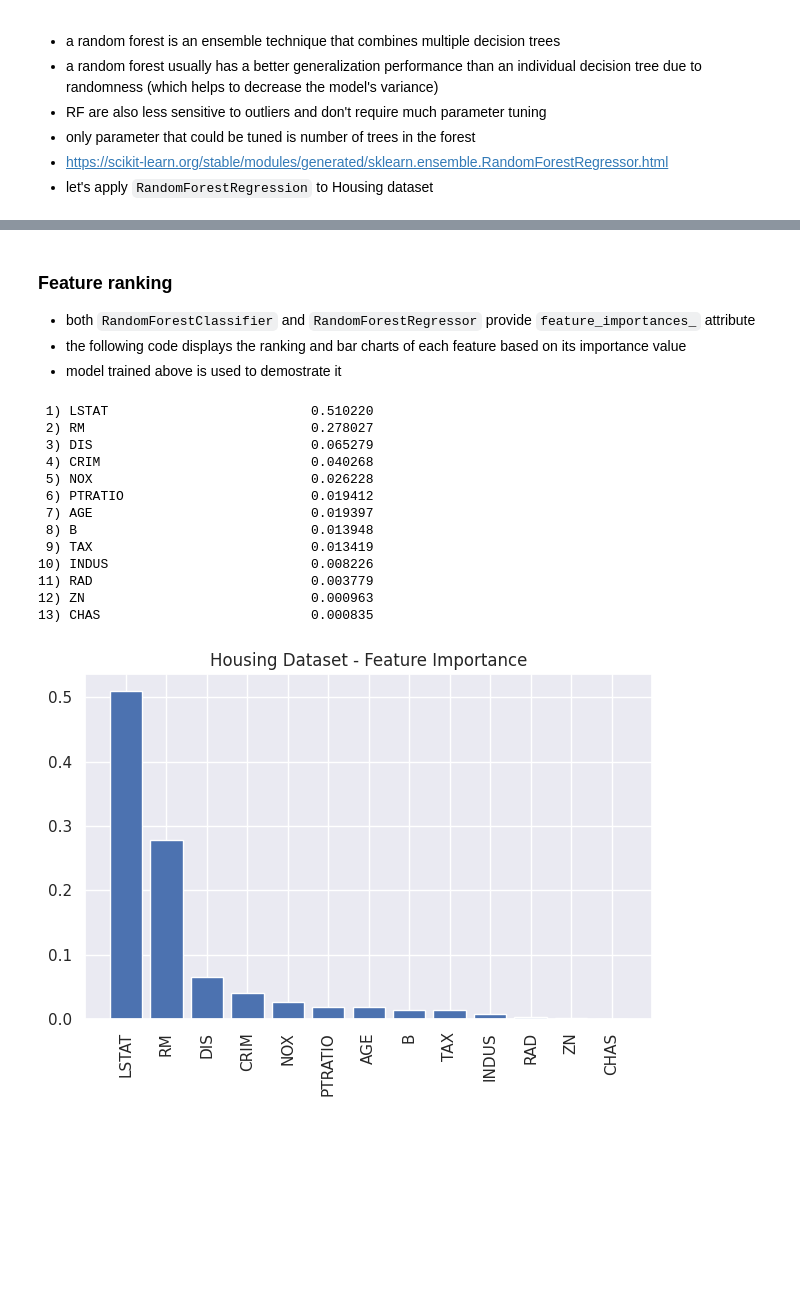
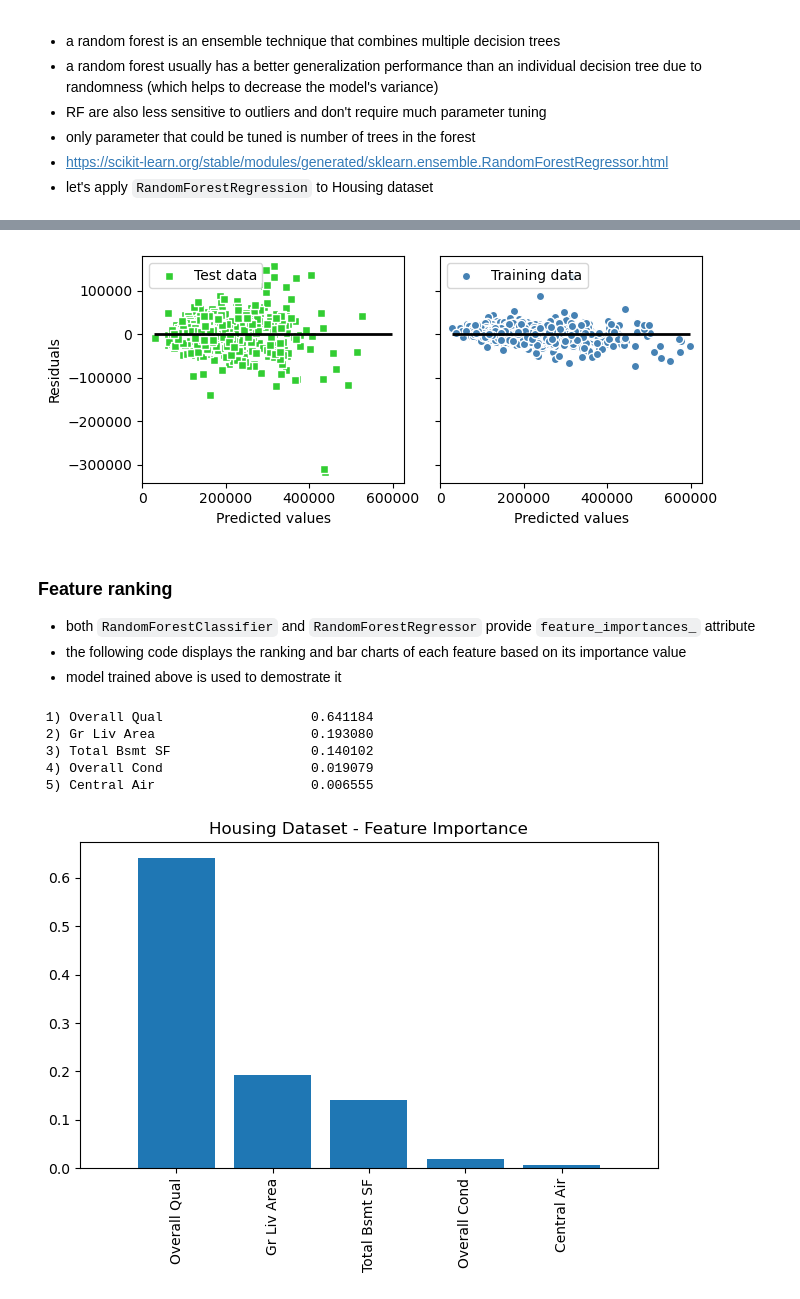
Before and after one commit to rambasnet/python-machine-learning, a Jupyter notebook: notebooks/Regression.ipynb, the cells around one changed output, grey strips where cells are left out. Saved outputs shown, nothing was run; the diff lists cells and outputs as text; code cells hidden in the pictures; blank space fills up the shorter version.

```diff
--- a/notebooks/Regression.ipynb
+++ b/notebooks/Regression.ipynb
@@ -946,17 +934,21 @@ Optimal depth = 3
 - only parameter that could be tuned is number of trees in the forest
 - https://scikit-learn.org/stable/modules/generated/sklearn.ensemble.RandomForestRegressor.html
 - let's apply `RandomForestRegression` to Housing dataset
+# %%
+from sklearn.metrics import mean_absolute_error
+# use all the features
+target = 'SalePrice'
+features = df.columns[df.columns != target]
+X = df[features].values
+y = df[target].values
 # %%
-# use all the features
-X = df.iloc[:, :-1].values
-y = df.MEDV
 X_train, X_test, y_train, y_test = train_test_split(X, y,
-                                    test_size=.2, random_state=1)
+                                    test_size=.3, random_state=1)
-# %%
-X_train, X_test, y_train, y_test = train_test_split(X, y,
-                                    test_size=.2, random_state=1)
 # %%
 from sklearn.ensemble import RandomForestRegressor
 # %%
-forest = RandomForestRegressor(random_state=1, n_jobs=-1)
+forest = RandomForestRegressor(random_state=1,
+                               n_estimators=1000,
+                               criterion='squared_error',
+                               n_jobs=-1)
 # %%
@@ -1006,46 +968,59 @@ plt.show()
+# %%
+# Let's plot the residuals of the predictions
+x_max = np.max([np.max(y_train_pred), np.max(y_test_pred)])
+x_min = np.min([np.min(y_train_pred), np.min(y_test_pred)])
+fig, (ax1, ax2) = plt.subplots(1, 2, figsize=(7, 3), sharey=True)
+
+ax1.scatter(y_test_pred, y_test_pred - y_test,
+    c='limegreen', marker='s', edgecolor='white',
+    label='Test data')
+ax2.scatter(y_train_pred, y_train_pred - y_train,
+    c='steelblue', marker='o', edgecolor='white',
+    label='Training data')
+ax1.set_ylabel('Residuals')
+for ax in (ax1, ax2):
+    ax.set_xlabel('Predicted values')
+    ax.legend(loc='upper left')
+    ax.hlines(y=0, xmin=x_min-100, xmax=x_max+100,
+    color='black', lw=2)
+plt.tight_layout()
+plt.show()
+# %% [output]
+[figure, added]
 # %% [markdown]
 ### Feature ranking
 - both `RandomForestClassifier` and `RandomForestRegressor` provide `feature_importances_` attribute
 - the following code displays the ranking and bar charts of each feature based on its importance value
 - model trained above is used to demostrate it
 # %%
-feat_labels = df.columns[:-1]
 importances = forest.feature_importances_
 
 # https://numpy.org/doc/stable/reference/generated/numpy.argsort.html
 # return the indices that would sort the importances array and reverse it
 indices = np.argsort(importances)[::-1]
 
 # print all the features and their importances in highest to lowest importance
 for f in range(X_train.shape[1]):
     print("%2d) %-*s %f" % (f + 1, 30,
-                            feat_labels[indices[f]],
+                            features[indices[f]],
                             importances[indices[f]]))
 
 # plot the histogram bar chart
 plt.title('Housing Dataset - Feature Importance')
 plt.bar(range(X_train.shape[1]),
         importances[indices],
         align='center')
 
 plt.xticks(range(X_train.shape[1]),
-           feat_labels[indices], rotation=90)
+           features[indices], rotation=90)
 plt.xlim([-1, X_train.shape[1]])
 plt.tight_layout()
 #plt.savefig('images/04_09.png', dpi=300)
 plt.show()
 # %% [output]
- 1) LSTAT                          0.510220
- 2) RM                             0.278027
- 3) DIS                            0.065279
- 4) CRIM                           0.040268
- 5) NOX                            0.026228
- 6) PTRATIO                        0.019412
- 7) AGE                            0.019397
- 8) B                              0.013948
- 9) TAX                            0.013419
-10) INDUS                          0.008226
-11) RAD                            0.003779
-12) ZN                             0.000963
-13) CHAS                           0.000835
+ 1) Overall Qual                   0.641184
+ 2) Gr Liv Area                    0.193080
+ 3) Total Bsmt SF                  0.140102
+ 4) Overall Cond                   0.019079
+ 5) Central Air                    0.006555
-[figure, old version]
+[figure, new version]
```
Also changed, not shown: parts of 50 cells of this notebook.
